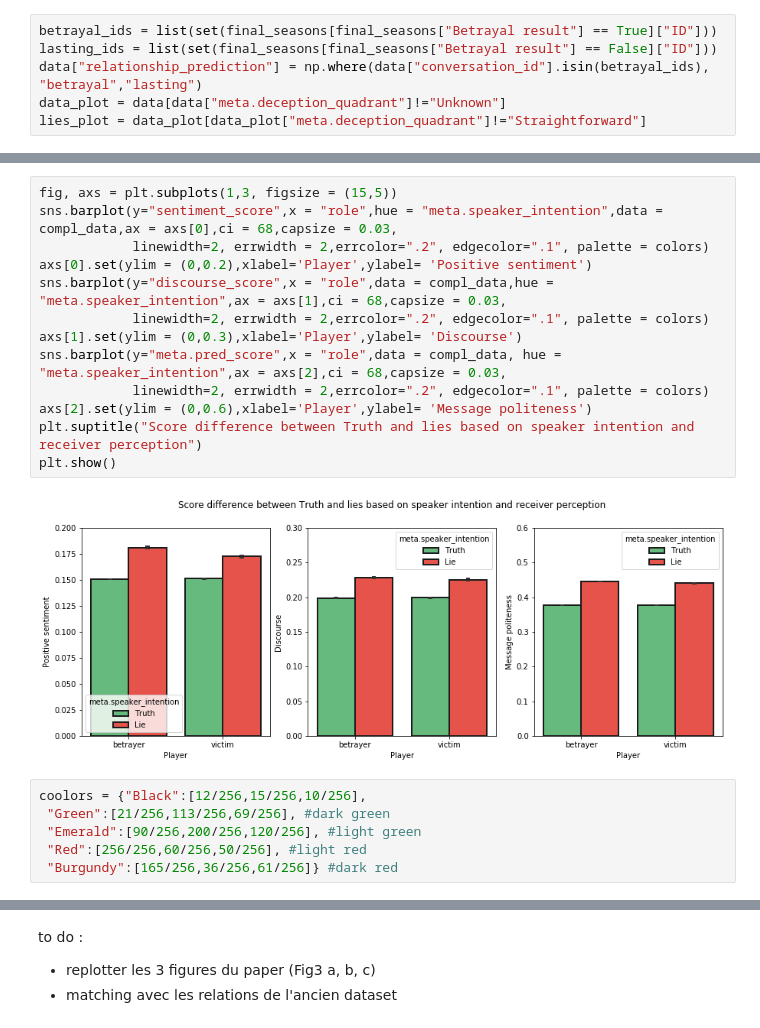
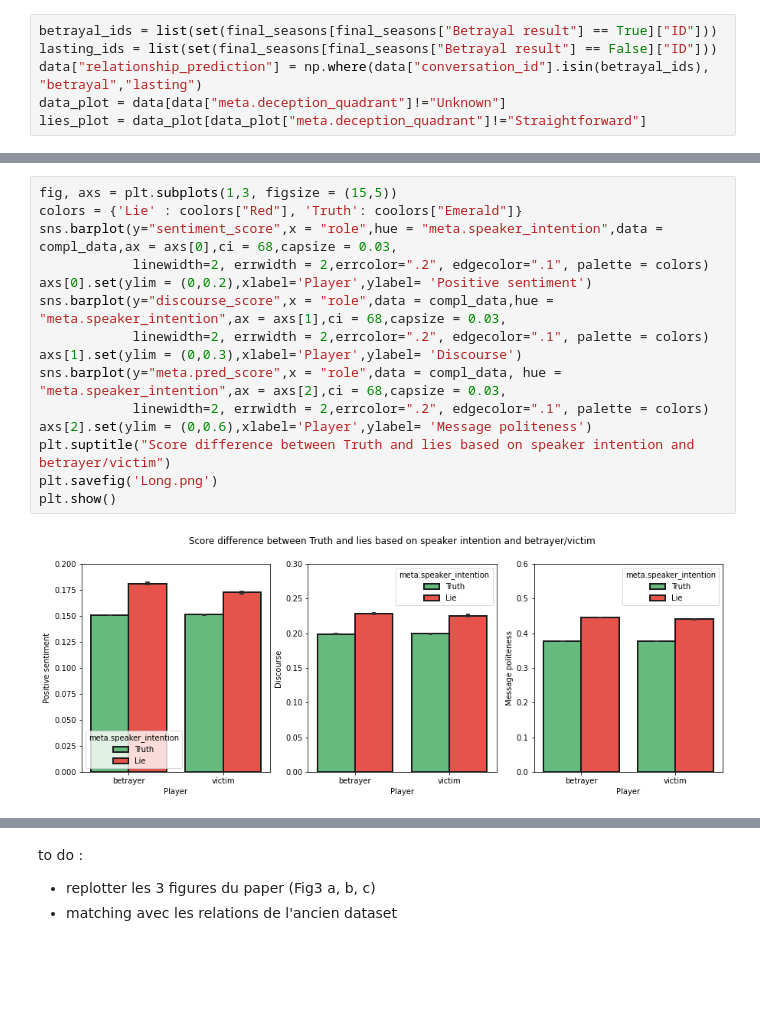
Before and after one commit to epfl-ada/ada-2020-project-milestone-p3-p3_team-clj, a Jupyter notebook: extension.ipynb, the cells around one changed output, grey strips where cells are left out. Saved outputs shown, nothing was run; the diff lists cells and outputs as text; blank space fills up the shorter version.

```diff
--- a/extension.ipynb
+++ b/extension.ipynb
@@ -343,25 +349,21 @@ sns.barplot(data=compl_data, x = 'role', y = 'meta.pred_score')
 [figure]
 # %%
 fig, axs = plt.subplots(1,3, figsize = (15,5))
+colors = {'Lie' : coolors["Red"], 'Truth': coolors["Emerald"]}
 sns.barplot(y="sentiment_score",x = "role",hue = "meta.speaker_intention",data = compl_data,ax = axs[0],ci = 68,capsize = 0.03,
             linewidth=2, errwidth = 2,errcolor=".2", edgecolor=".1", palette = colors)
 axs[0].set(ylim = (0,0.2),xlabel='Player',ylabel= 'Positive sentiment')
 sns.barplot(y="discourse_score",x = "role",data = compl_data,hue = "meta.speaker_intention",ax = axs[1],ci = 68,capsize = 0.03,
             linewidth=2, errwidth = 2,errcolor=".2", edgecolor=".1", palette = colors)
 axs[1].set(ylim = (0,0.3),xlabel='Player',ylabel= 'Discourse')
 sns.barplot(y="meta.pred_score",x = "role",data = compl_data, hue = "meta.speaker_intention",ax = axs[2],ci = 68,capsize = 0.03,
             linewidth=2, errwidth = 2,errcolor=".2", edgecolor=".1", palette = colors)
 axs[2].set(ylim = (0,0.6),xlabel='Player',ylabel= 'Message politeness')
-plt.suptitle("Score difference between Truth and lies based on speaker intention and receiver perception")
+plt.suptitle("Score difference between Truth and lies based on speaker intention and betrayer/victim")
+plt.savefig('Long.png')
 plt.show()
 # %% [output]
-[figure, old version]
+[figure, new version]
-# %%
-coolors = {"Black":[12/256,15/256,10/256],
- "Green":[21/256,113/256,69/256], #dark green
- "Emerald":[90/256,200/256,120/256], #light green
- "Red":[256/256,60/256,50/256], #light red
- "Burgundy":[165/256,36/256,61/256]} #dark red
 # %%
 colors = {'Lie' : coolors["Red"], 'Truth': coolors["Emerald"]}
 fig, axs = plt.subplots(3,2, figsize = (10,5))
```
Also changed, not shown: parts of 7 cells of this notebook, 1 other file.
